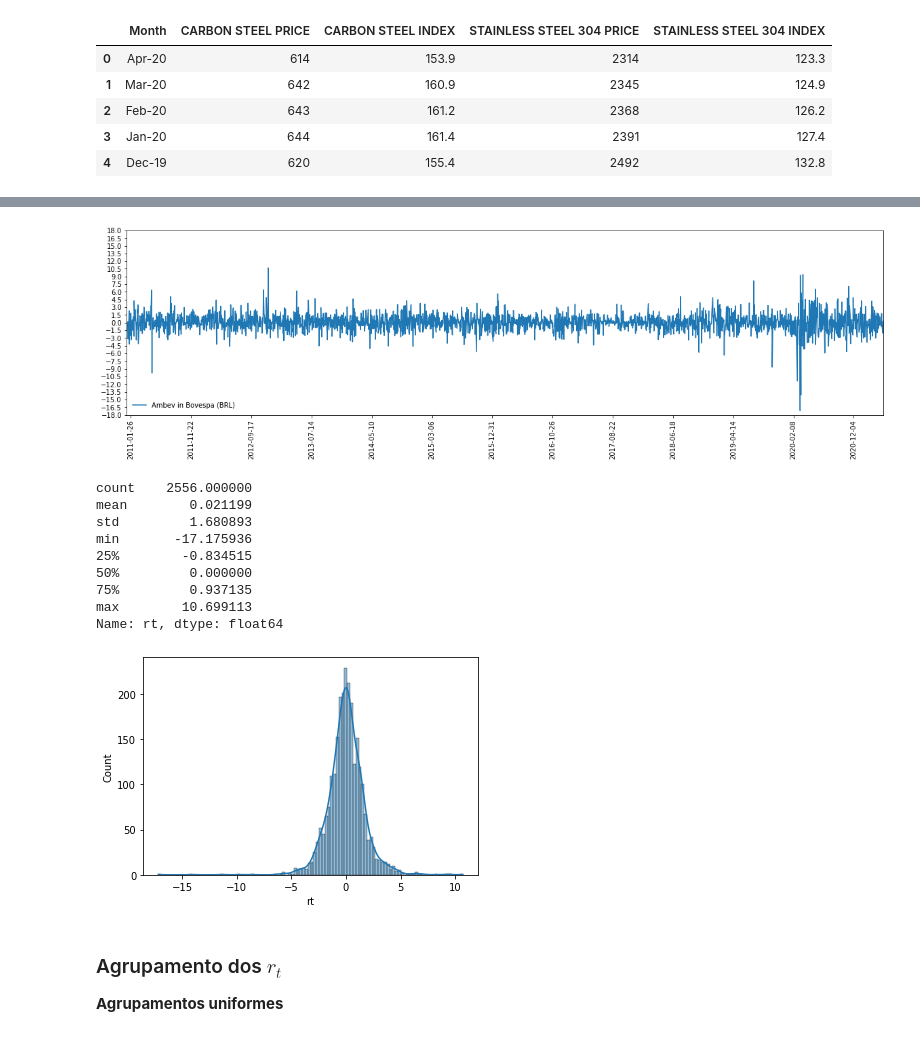
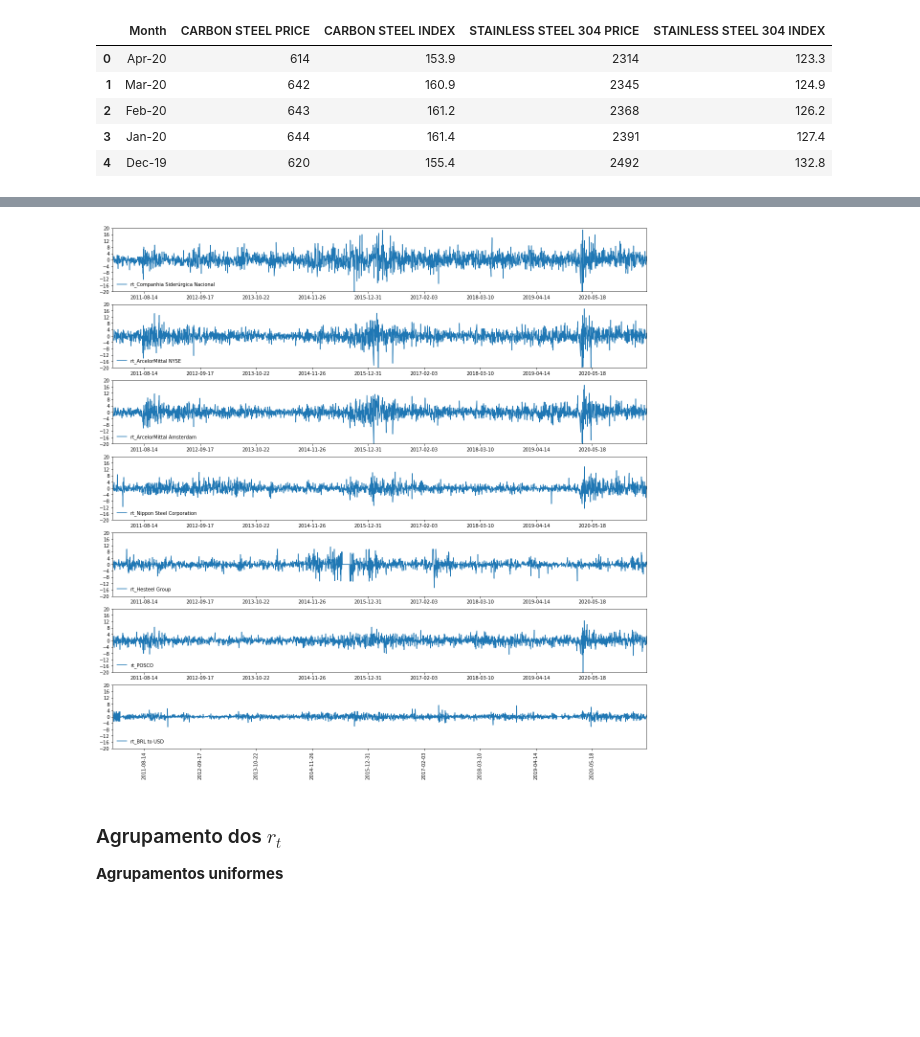
Before and after one commit to cafe-com-analytics/stock_market_index_daily_direction, a Jupyter notebook: notebooks/01_metallurical_sector_analysis.ipynb, the cells around one changed output, grey strips where cells are left out. Cells and saved outputs as stored; diff of their text form; code cells hidden in the pictures; blank space fills up the shorter version.

```diff
--- a/notebooks/01_metallurical_sector_analysis.ipynb
+++ b/notebooks/01_metallurical_sector_analysis.ipynb
@@ -68,14 +71,12 @@ df.tail()
 # %%
-dct = {"ABEV3.SA": {"country":"Brazil", "index_name": "Ambev in Bovespa (BRL)"}, "ABEV": {"country":"USA", "index_name": "Ambev in NYSE (USD)"}}
-
-def downloading_stocks_data(*, start_date: str="2011-01-01", end_date: str="2022-01-01") -> pd.DataFrame:
+def downloading_stocks_data(dct, start_date: str="2011-01-01", end_date: str="2022-01-01") -> pd.DataFrame:
     lst_index = dct.keys()
     df = yf.download(list(dct.keys())[0], start=start_date, end=end_date, show_errors=False)[["Close"]]
-    df.columns = [dct[list(dct.keys())[0]]["index_name"]]
+    df.columns = [dct[list(dct.keys())[0]]["name"]]
 
     for market_index in list(dct.keys())[1:]:
         df_temp = yf.download(market_index, start=start_date, end=end_date)[["Close"]]
-        df_temp.columns = [dct[market_index]["index_name"]]
+        df_temp.columns = [dct[market_index]["name"]]
         df = df.merge(df_temp, how='left', left_index=True, right_index=True)
 
     df.dropna(how='all', axis=0, inplace=True)
@@ -84,7 +85,7 @@ def downloading_stocks_data(*, start_date: str="2011-01-01", end_date: str="2022
 
     return df
 
-df = downloading_stocks_data()
+df = downloading_stocks_data(dct_steel)
 df.head(10)
 # %% [output]
 [*********************100%***********************]  1 of 1 completed
@@ -189,0 +143,9 @@ X_test: (24, 1)
+# %%
+def daily_return(df):
+    lst = [column for column in df.columns if 'rt_' not in column]
+    for column in df.columns:
+        df['rt_'+column] = (np.log(df[column]) - np.log(df[column].shift(periods=1)))*100
+    return df
+
+df = daily_return(df)[1:]
+df.head(2)
@@ -190,36 +157,18 @@ X_test: (24, 1)
 # %%
-fig = plt.figure(figsize=(20, 5))
-ax = fig.add_subplot(111)
+fig, axs = plt.subplots(nrows=len([column for column in df.columns if 'rt_' in column]), figsize=(20,20))
 
-date_min = X_train.index.min()
-date_max = X_train.index.max()
+for i, column in enumerate(df[[column for column in df.columns if 'rt_' in column]]):
+    axs[i].plot(df[column], label=column)
+    axs[i].xaxis.set_major_locator(plt.MaxNLocator(10))
+    axs[i].yaxis.set_major_locator(plt.MaxNLocator(10))
+    axs[i].set_ylim(-20, 20)
+    axs[i].set_xlim(left=date_min, right=date_max)
+    axs[i].legend(loc='lower left', frameon=False)
 
-ax.plot(X_train['rt'], label=var)
-
-ax.xaxis.set_major_locator(plt.MaxNLocator(13))
-ax.yaxis.set_major_locator(plt.MaxNLocator(30))
-ax.set_ylim(-18, 18)
-ax.set_xlim(left=date_min, right=date_max)
-
-ax.legend(loc='lower left', frameon=False)
 plt.xticks(rotation=90)
 plt.show();
 # %% [output]
-[figure, old version]
+[figure, new version]
-# %%
-sns.histplot(data=X_train, x="rt", kde=True);
-X_train['rt'].describe().T
-# %% [output]
-count    2556.000000
-mean        0.021199
-std         1.680893
-min       -17.175936
-25%        -0.834515
-50%         0.000000
-75%         0.937135
-max        10.699113
-Name: rt, dtype: float64
-[figure, removed]
 # %% [markdown]
 ### Agrupamento dos $r_{t}$
 
```
Also changed, not shown: parts of 36 cells of this notebook, 5 other files.
